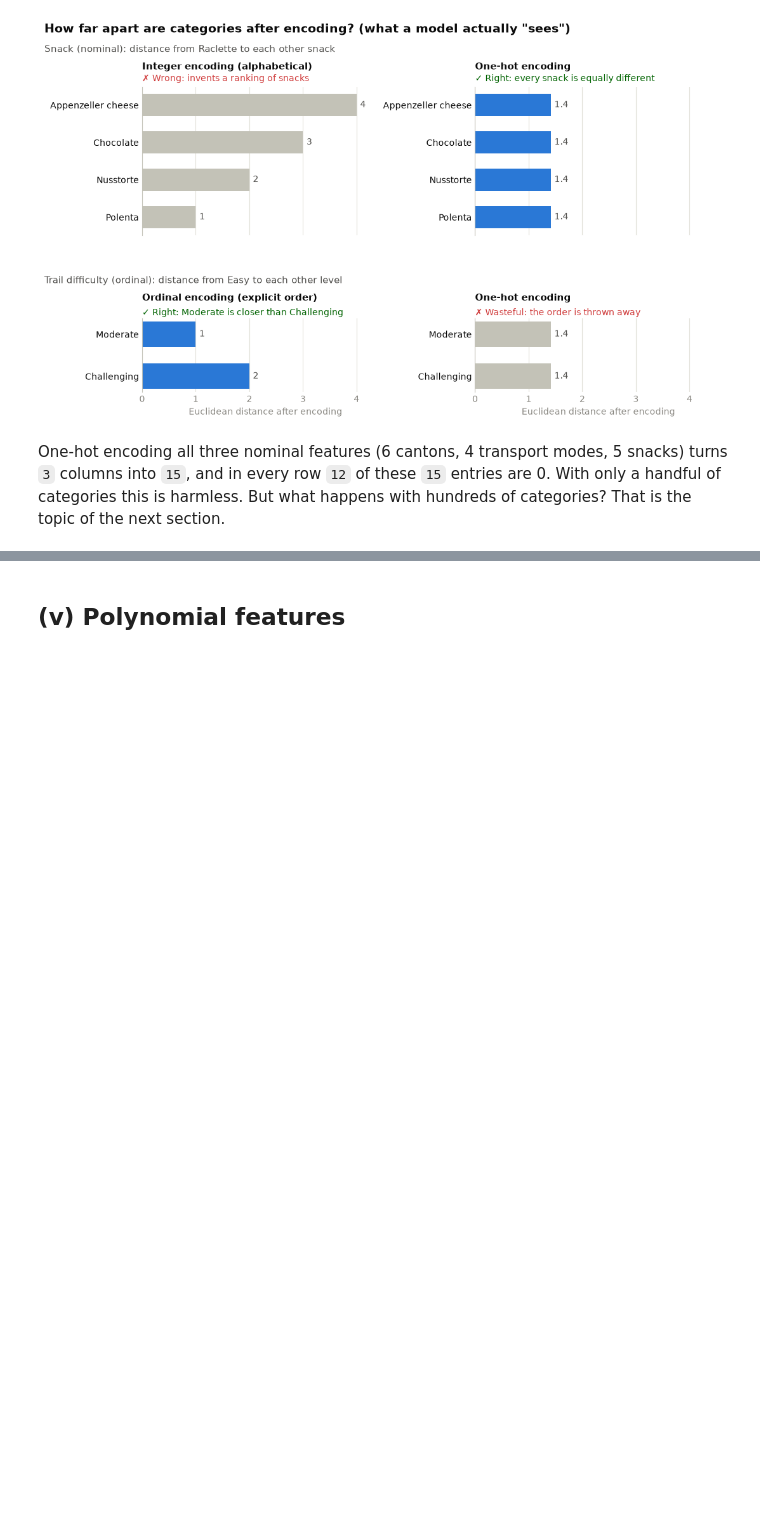
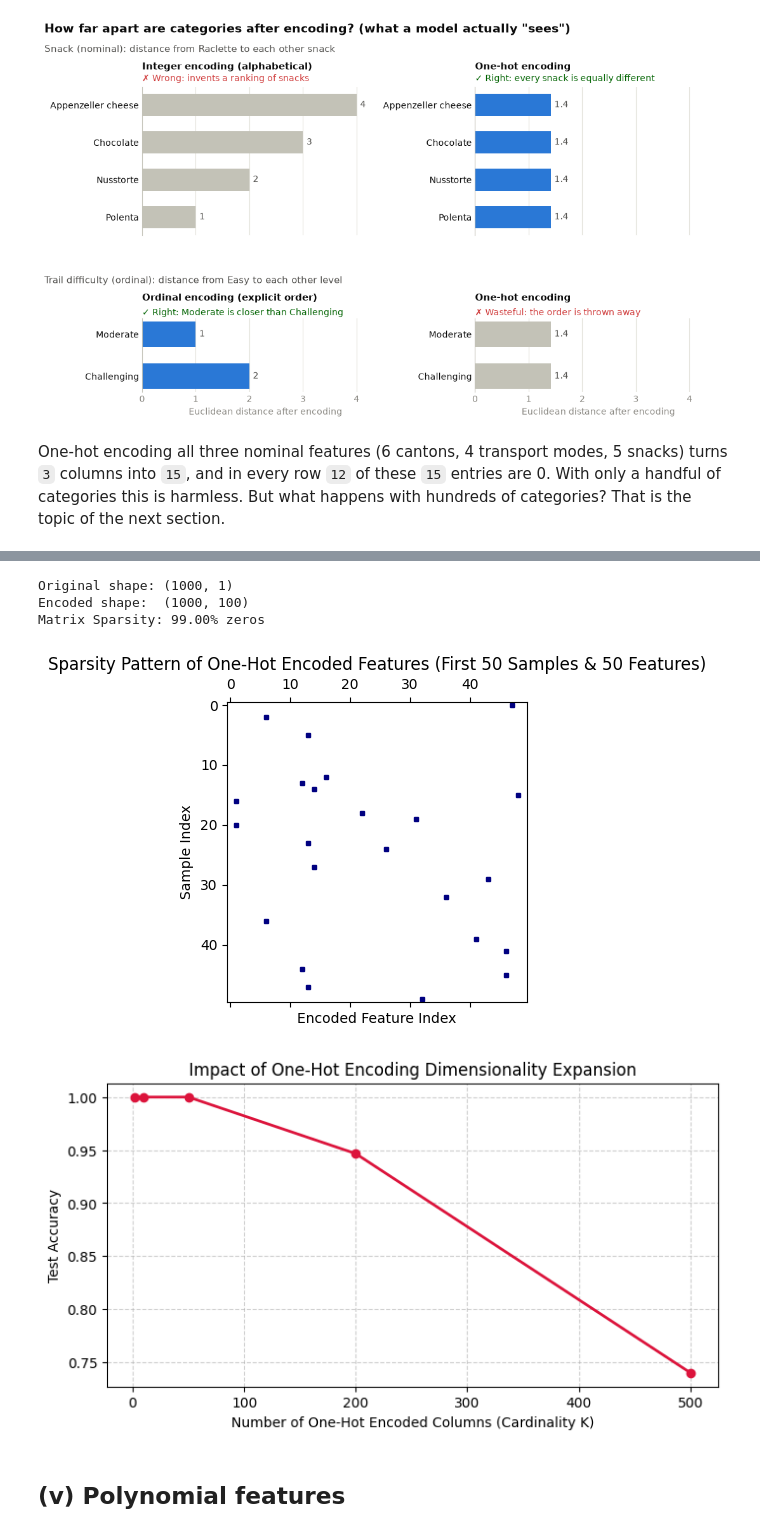
Before and after one commit to noraberinger/FeatureEngineering_HS2026, a Jupyter notebook: 02_Feature_Transformation.ipynb, the cells around one changed output, grey strips where cells are left out. Drawn from its saved outputs; the diff is of its cells as text; code cells hidden in the pictures; blank space fills up the shorter version.

Commit message:
feat: add part (iv) problems with one-hot encoding

```diff
--- a/02_Feature_Transformation.ipynb
+++ b/02_Feature_Transformation.ipynb
@@ -245,3 +284,78 @@ One-hot encoding all three nominal features (6 cantons, 4 transport modes, 5 sna
+# %%
+from sklearn.preprocessing import OneHotEncoder
+from sklearn.datasets import make_classification
+from sklearn.linear_model import LogisticRegression
+from sklearn.model_selection import train_test_split
+from sklearn.metrics import accuracy_score
+
+# ---------------------------------------------------------
+# 1. Visualizing Sparsity & Dimensionality Expansion
+# ---------------------------------------------------------
+# Create a dummy dataset with high-cardinality features
+np.random.seed(42)
+n_samples = 1000
+high_cardinality_feature = np.random.choice([f"Category_{i}" for i in range(100)], size=n_samples)
+
+df_demo = pd.DataFrame({"HighCard_Feature": high_cardinality_feature})
+
+encoder = OneHotEncoder(sparse_output=False)
+ohe_matrix = encoder.fit_transform(df_demo[["HighCard_Feature"]])
+
+# Calculate Sparsity
+total_elements = ohe_matrix.size
+zero_elements = np.sum(ohe_matrix == 0)
+sparsity = (zero_elements / total_elements) * 100
+
+print(f"Original shape: {df_demo.shape}")
+print(f"Encoded shape:  {ohe_matrix.shape}")
+print(f"Matrix Sparsity: {sparsity:.2f}% zeros\n")
+
+# Plot the Sparse Matrix
+plt.figure(figsize=(10, 4))
+plt.spy(ohe_matrix[:50, :50], markersize=3, color="navy")
+plt.title("Sparsity Pattern of One-Hot Encoded Features (First 50 Samples & 50 Features)")
+plt.xlabel("Encoded Feature Index")
+plt.ylabel("Sample Index")
+plt.tight_layout()
+plt.show()
+
+# ---------------------------------------------------------
+# 2. Impact on Model Performance (Curse of Dimensionality)
+# ---------------------------------------------------------
+# Simulate model accuracy vs number of encoded noisy categorical features
+dimensions = [2, 10, 50, 200, 500]
+acc_scores = []
+
+for d in dimensions:
+    # Generate random high-cardinality categorical data + binary target
+    X_categories = np.random.randint(0, d, size=(500, 1))
+    ohe = OneHotEncoder(sparse_output=False)
+    X_ohe = ohe.fit_transform(X_categories)
+
+    # Generate target weakly correlated with first few categories
+    y = (X_categories.ravel() % 2 == 0).astype(int)
+
+    X_train, X_test, y_train, y_test = train_test_split(X_ohe, y, test_size=0.3, random_state=42)
+
+    model = LogisticRegression()
+    model.fit(X_train, y_train)
+
+    y_pred = model.predict(X_test)
+    acc_scores.append(accuracy_score(y_test, y_pred))
+
+plt.figure(figsize=(8, 4))
+plt.plot(dimensions, acc_scores, marker='o', linewidth=2, color='crimson')
+plt.title("Impact of One-Hot Encoding Dimensionality Expansion")
+plt.xlabel("Number of One-Hot Encoded Columns (Cardinality K)")
+plt.ylabel("Test Accuracy")
+plt.grid(True, linestyle="--", alpha=0.6)
+plt.show()
+# %% [output]
+Original shape: (1000, 1)
+Encoded shape:  (1000, 100)
+Matrix Sparsity: 99.00% zeros
+[figure, added]
+[figure, added]
 # %% [markdown]
 ## (v) Polynomial features
 # %% [markdown]
```
Also changed, not shown: parts of 2 cells of this notebook.
